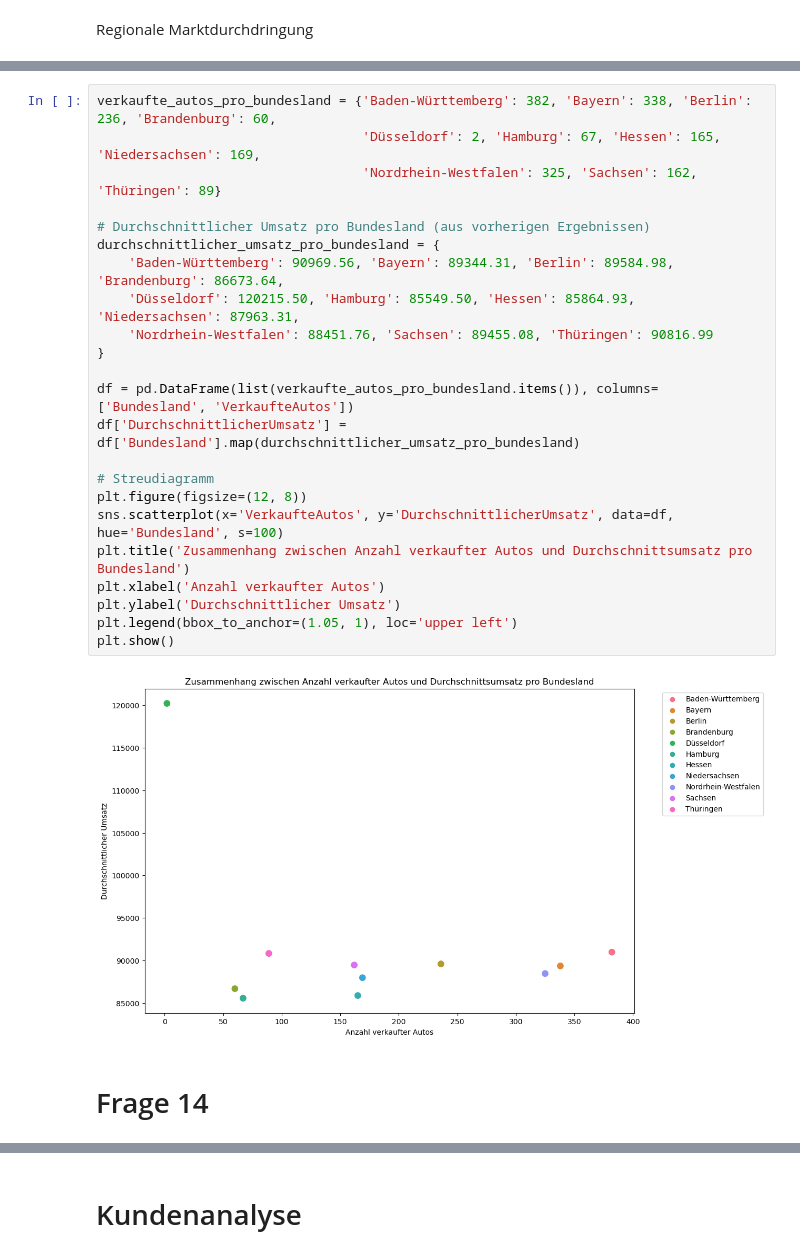
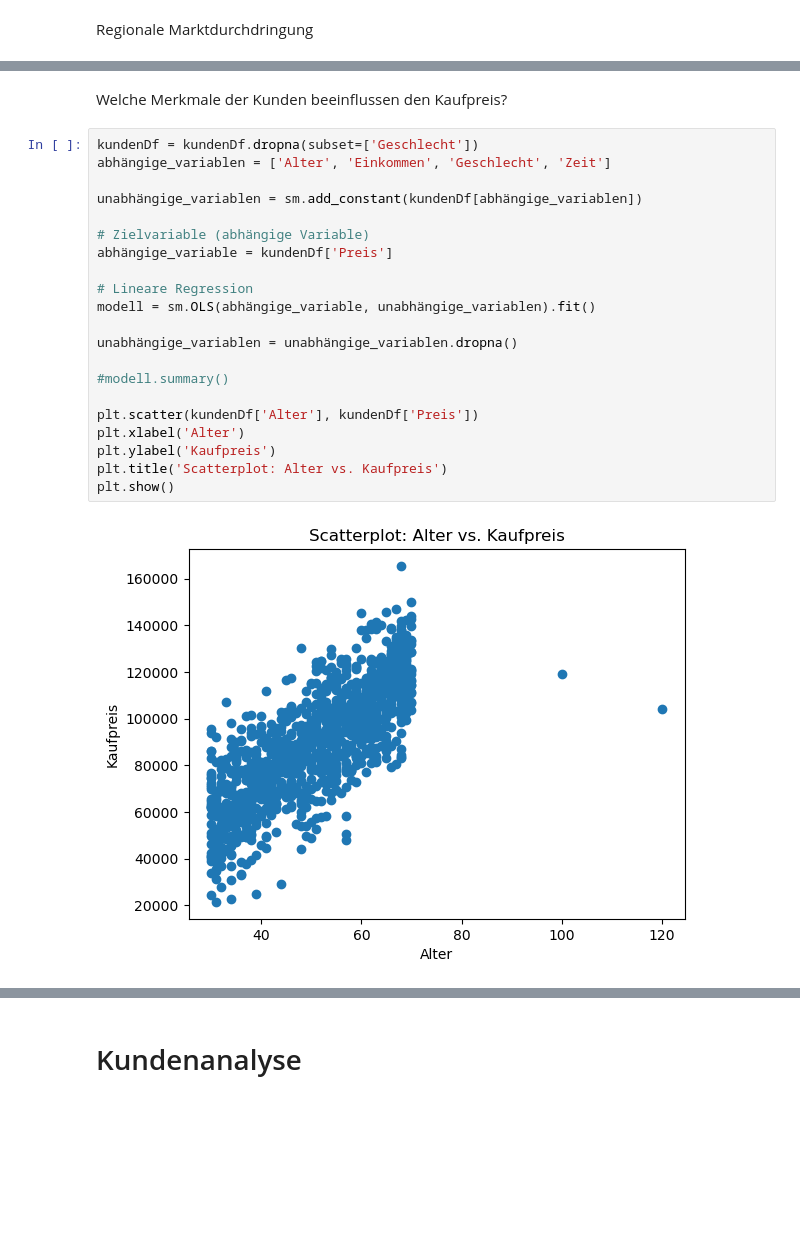
Before and after one commit to TuaLipa/final_projectWS23_Group5, a Jupyter notebook: presentation.ipynb, the cells around one changed output, grey strips where cells are left out. Drawn from its saved outputs; the diff is of its cells as text; blank space fills up the shorter version.

```diff
--- a/presentation.ipynb
+++ b/presentation.ipynb
@@ -73,27 +91,25 @@ plt.show()
-# %%
-verkaufte_autos_pro_bundesland = {'Baden-Württemberg': 382, 'Bayern': 338, 'Berlin': 236, 'Brandenburg': 60,
-                                  'Düsseldorf': 2, 'Hamburg': 67, 'Hessen': 165, 'Niedersachsen': 169,
-                                  'Nordrhein-Westfalen': 325, 'Sachsen': 162, 'Thüringen': 89}
-
-# Durchschnittlicher Umsatz pro Bundesland (aus vorherigen Ergebnissen)
-durchschnittlicher_umsatz_pro_bundesland = {
-    'Baden-Württemberg': 90969.56, 'Bayern': 89344.31, 'Berlin': 89584.98, 'Brandenburg': 86673.64,
-    'Düsseldorf': 120215.50, 'Hamburg': 85549.50, 'Hessen': 85864.93, 'Niedersachsen': 87963.31,
-    'Nordrhein-Westfalen': 88451.76, 'Sachsen': 89455.08, 'Thüringen': 90816.99
-}
-
-df = pd.DataFrame(list(verkaufte_autos_pro_bundesland.items()), columns=['Bundesland', 'VerkaufteAutos'])
-df['DurchschnittlicherUmsatz'] = df['Bundesland'].map(durchschnittlicher_umsatz_pro_bundesland)
-
-# Streudiagramm
-plt.figure(figsize=(12, 8))
-sns.scatterplot(x='VerkaufteAutos', y='DurchschnittlicherUmsatz', data=df, hue='Bundesland', s=100)
-plt.title('Zusammenhang zwischen Anzahl verkaufter Autos und Durchschnittsumsatz pro Bundesland')
-plt.xlabel('Anzahl verkaufter Autos')
-plt.ylabel('Durchschnittlicher Umsatz')
-plt.legend(bbox_to_anchor=(1.05, 1), loc='upper left')
-plt.show()
-# %% [output]
-[figure, removed]
 # %% [markdown]
-# Frage 14
+Welche Merkmale der Kunden beeinflussen den Kaufpreis?
+# %%
+kundenDf = kundenDf.dropna(subset=['Geschlecht'])
+abhängige_variablen = ['Alter', 'Einkommen', 'Geschlecht', 'Zeit']
+
+unabhängige_variablen = sm.add_constant(kundenDf[abhängige_variablen])
+
+# Zielvariable (abhängige Variable)
+abhängige_variable = kundenDf['Preis']
+
+# Lineare Regression
+modell = sm.OLS(abhängige_variable, unabhängige_variablen).fit()
+
+unabhängige_variablen = unabhängige_variablen.dropna()
+
+#modell.summary()
+
+plt.scatter(kundenDf['Alter'], kundenDf['Preis'])
+plt.xlabel('Alter')
+plt.ylabel('Kaufpreis')
+plt.title('Scatterplot: Alter vs. Kaufpreis')
+plt.show()
+# %% [output]
+[figure, added]
```
Also changed, not shown: parts of 27 cells of this notebook, 1 other file.
